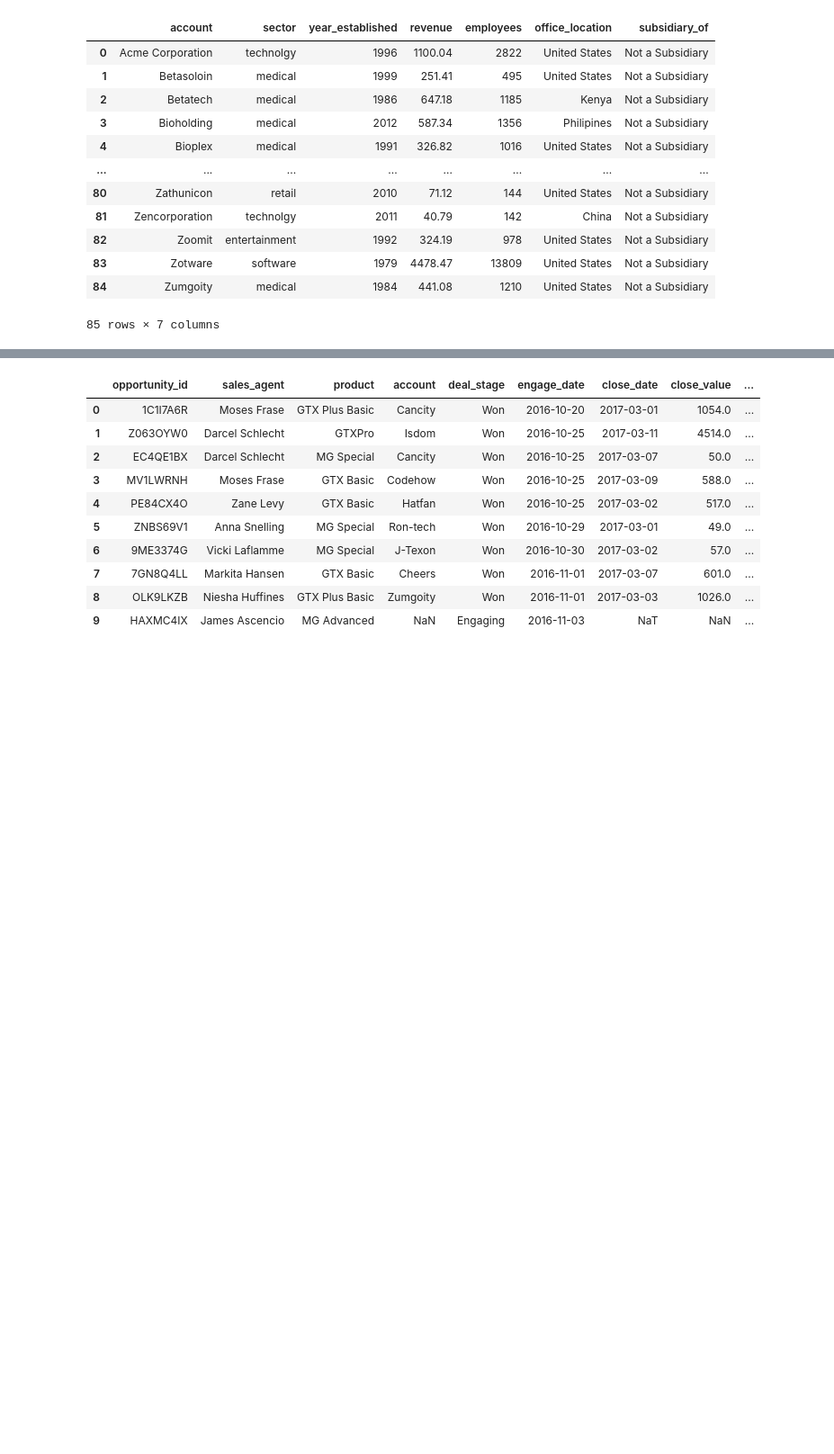
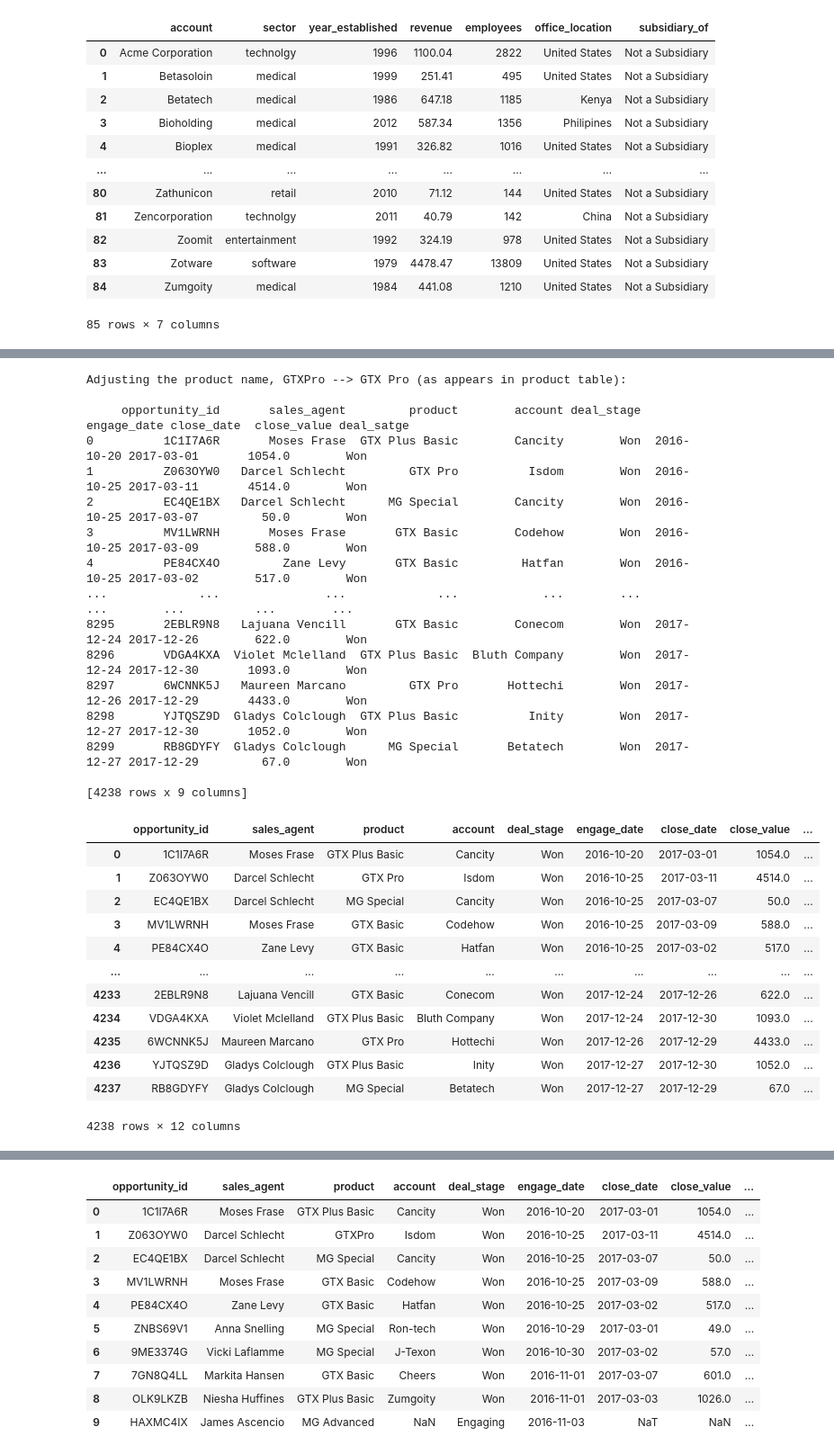
Before and after one commit to SuyogPatgave/Python_Codes-Projects, a Jupyter notebook: CRM_Project.ipynb, the cells around one changed output, grey strips where cells are left out. Shown at 90% size. Saved outputs shown, nothing was run; the diff lists cells and outputs as text; code cells hidden in the pictures; blank space fills up the shorter version.

```diff
--- a/CRM_Project.ipynb
+++ b/CRM_Project.ipynb
@@ -1080,0 +1101,17 @@ acc
+# %%
+from itertools import groupby
+# Here, we'll be focusing on Won and Lost Deals
+## Starting with total amount won (this will be the revenue generated) and lost (revenue loss)
+
+d_sales_pipe_won_lost = sales_pipe[(sales_pipe['deal_stage']=='Won') | (sales_pipe['deal_stage']=='Lost')]
+print(d_sales_pipe_won_lost.head(10))
+
+d_sales_pipe_won_revenue = d_sales_pipe_won_lost[d_sales_pipe_won_lost['deal_stage']=='Won']['close_value'].sum()
+print(f"\n\n*** Total Revenue Generated by Successful Sales in USD: {d_sales_pipe_won_revenue: ,.2f}\n")
+
+d_sales_revenue_lost = d_sales_pipe_won_lost[d_sales_pipe_won_lost['deal_stage']=='Lost']
+d_sales_revenue_lost
+
+#Extracting only Won records
+d_sales_pipe_won_recs = d_sales_pipe_won_lost[d_sales_pipe_won_lost['deal_stage']=='Won']
+print(d_sales_pipe_won_recs)
@@ -1080,0 +1136,37 @@ acc
+# %%
+d_sales_pipe_won_recs.loc[d_sales_pipe_won_recs['product'] == 'GTXPro', 'product'] = 'GTX Pro'
+print(f"Adjusting the product name, GTXPro --> GTX Pro (as appears in product table): \n\n{d_sales_pipe_won_recs}\n\n\n")
+
+d_sales_pipe_won_recs = pd.merge(d_sales_pipe_won_recs, prdts, on='product', how='left')
+d_sales_pipe_won_recs['#units'] = (d_sales_pipe_won_recs['close_value']/d_sales_pipe_won_recs['sales_price']).round()
+d_sales_pipe_won_recs
+# %% [output]
+Adjusting the product name, GTXPro --> GTX Pro (as appears in product table):
+
+     opportunity_id       sales_agent         product        account deal_stage engage_date close_date  close_value deal_satge
+0          1C1I7A6R       Moses Frase  GTX Plus Basic        Cancity        Won  2016-10-20 2017-03-01       1054.0        Won
+1          Z063OYW0   Darcel Schlecht         GTX Pro          Isdom        Won  2016-10-25 2017-03-11       4514.0        Won
+2          EC4QE1BX   Darcel Schlecht      MG Special        Cancity        Won  2016-10-25 2017-03-07         50.0        Won
+3          MV1LWRNH       Moses Frase       GTX Basic        Codehow        Won  2016-10-25 2017-03-09        588.0        Won
+4          PE84CX4O         Zane Levy       GTX Basic         Hatfan        Won  2016-10-25 2017-03-02        517.0        Won
+...             ...               ...             ...            ...        ...         ...        ...          ...        ...
+8295       2EBLR9N8   Lajuana Vencill       GTX Basic        Conecom        Won  2017-12-24 2017-12-26        622.0        Won
+8296       VDGA4KXA  Violet Mclelland  GTX Plus Basic  Bluth Company        Won  2017-12-24 2017-12-30       1093.0        Won
+8297       6WCNNK5J   Maureen Marcano         GTX Pro       Hottechi        Won  2017-12-26 2017-12-29       4433.0        Won
+8298       YJTQSZ9D  Gladys Colclough  GTX Plus Basic          Inity        Won  2017-12-27 2017-12-30       1052.0        Won
+8299       RB8GDYFY  Gladys Colclough      MG Special       Betatech        Won  2017-12-27 2017-12-29         67.0        Won
+
+[4238 rows x 9 columns]
+|  | opportunity_id | sales_agent | product | account | deal_stage | engage_date | close_date | close_value | ... |
+| 0 | 1C1I7A6R | Moses Frase | GTX Plus Basic | Cancity | Won | 2016-10-20 | 2017-03-01 | 1054.0 | ... |
+| 1 | Z063OYW0 | Darcel Schlecht | GTX Pro | Isdom | Won | 2016-10-25 | 2017-03-11 | 4514.0 | ... |
+| 2 | EC4QE1BX | Darcel Schlecht | MG Special | Cancity | Won | 2016-10-25 | 2017-03-07 | 50.0 | ... |
+| 3 | MV1LWRNH | Moses Frase | GTX Basic | Codehow | Won | 2016-10-25 | 2017-03-09 | 588.0 | ... |
+| 4 | PE84CX4O | Zane Levy | GTX Basic | Hatfan | Won | 2016-10-25 | 2017-03-02 | 517.0 | ... |
+| ... | ... | ... | ... | ... | ... | ... | ... | ... | ... |
+| 4233 | 2EBLR9N8 | Lajuana Vencill | GTX Basic | Conecom | Won | 2017-12-24 | 2017-12-26 | 622.0 | ... |
+| 4234 | VDGA4KXA | Violet Mclelland | GTX Plus Basic | Bluth Company | Won | 2017-12-24 | 2017-12-30 | 1093.0 | ... |
+| 4235 | 6WCNNK5J | Maureen Marcano | GTX Pro | Hottechi | Won | 2017-12-26 | 2017-12-29 | 4433.0 | ... |
+| 4236 | YJTQSZ9D | Gladys Colclough | GTX Plus Basic | Inity | Won | 2017-12-27 | 2017-12-30 | 1052.0 | ... |
+| 4237 | RB8GDYFY | Gladys Colclough | MG Special | Betatech | Won | 2017-12-27 | 2017-12-29 | 67.0 | ... |
+4238 rows × 12 columns
```
Also changed, not shown: parts of 12 cells of this notebook.
